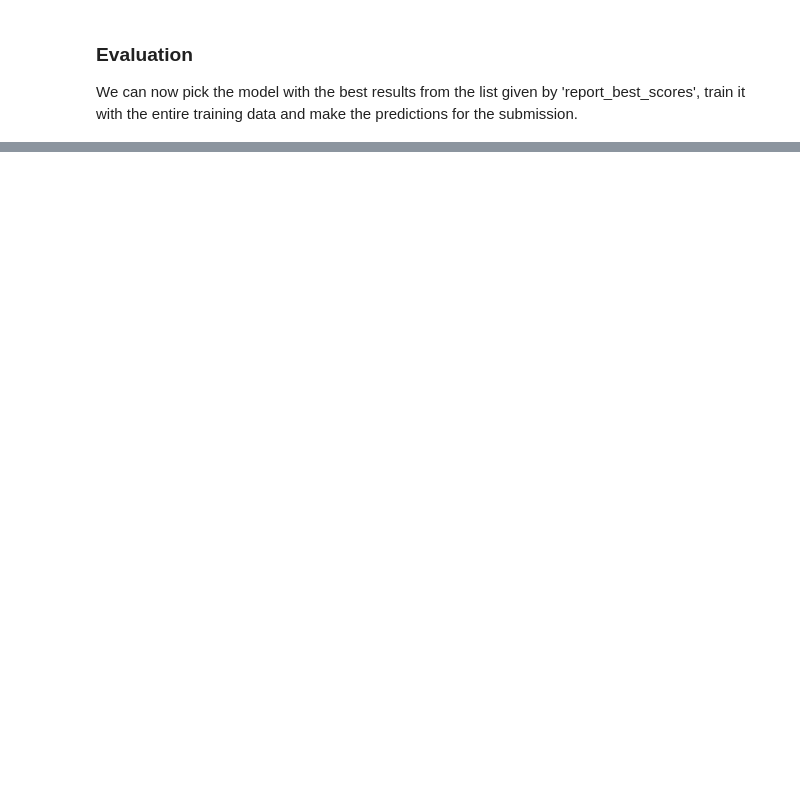
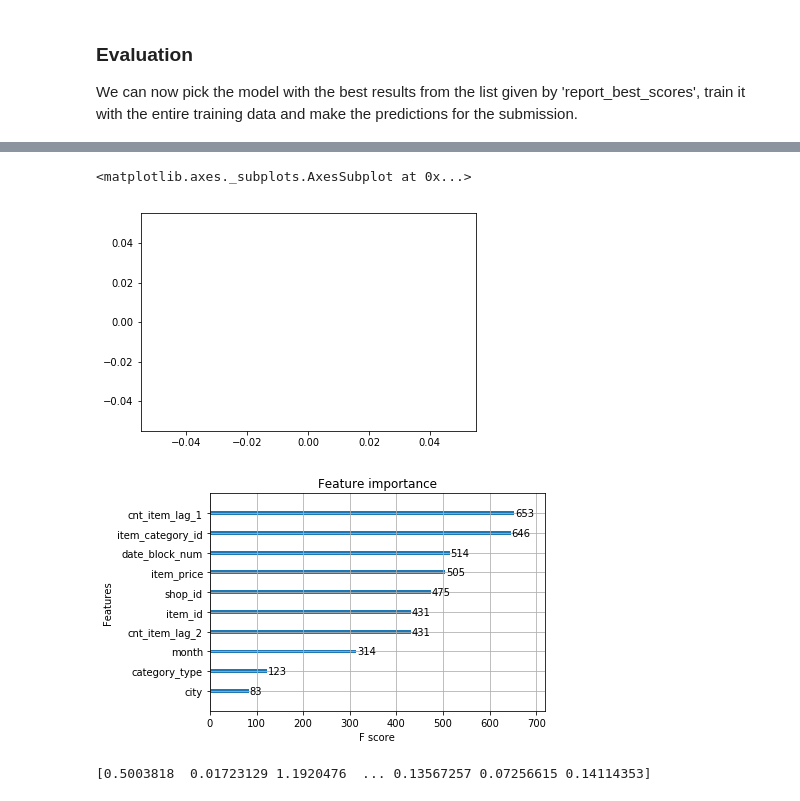
Before and after one commit to cbouyssi/futur_sales_predictions, a Jupyter notebook: Sales_price_forcast_notebook.ipynb, the cells around one changed output, grey strips where cells are left out. Cells and saved outputs as stored; diff of their text form; code cells hidden in the pictures; blank space fills up the shorter version.

```diff
--- a/Sales_price_forcast_notebook.ipynb
+++ b/Sales_price_forcast_notebook.ipynb
@@ -82,3 +117,29 @@ See the caveats in the documentation: http://pandas.pydata.org/pandas-docs/stabl
+# %%
+# Take the modulo of the month number to have seasonnality
+train_monthly_grouped['month'] = train_monthly_grouped['date_block_num'].apply(lambda x : x % 12)
+# Add feature "city"
+train_monthly_grouped = pd.merge(train_monthly_grouped, shops[['shop_id','city']], on = ['shop_id'], how = 'left' )
+# Add feature "item_category_id"
+train_monthly_grouped = pd.merge(train_monthly_grouped, items[['item_id', 'item_category_id']], on = ['item_id'], how = 'left' )
+# Add feature "category_type"
+train_monthly_grouped = pd.merge(train_monthly_grouped, item_categories[['item_category_id', 'category_type']], on = ['item_category_id'], how = 'left' )
+# %%
+# Add feature "last_month_cnt_item"
+train_monthly_grouped['cnt_item_lag_1'] = train_monthly_grouped.groupby(['shop_id','item_id'])['item_cnt_day'].shift().fillna(0)
+train_monthly_grouped['cnt_item_lag_2'] = train_monthly_grouped.groupby(['shop_id','item_id'])['item_cnt_day'].shift(2).fillna(0)
+train_monthly_grouped.loc[train_monthly_grouped['date_block_num']<=0.0, ['cnt_item_lag_1']]= None
+train_monthly_grouped.loc[train_monthly_grouped['date_block_num']<=1.0, ['cnt_item_lag_2']]= None
+train_monthly_grouped[train_monthly_grouped['date_block_num'] <= 0.0]['cnt_item_lag_1'] = train_monthly_grouped.groupby(['shop_id','item_id'])['cnt_item_lag_1'].transform(lambda x: x.fillna(x.median()))
+train_monthly_grouped[train_monthly_grouped['date_block_num'] <= 0.0]['cnt_item_lag_1'] = train_monthly_grouped.groupby(['item_id'])['cnt_item_lag_1'].transform(lambda x: x.fillna(x.median()))
+train_monthly_grouped[train_monthly_grouped['date_block_num'] <= 1.0]['cnt_item_lag_2'] = train_monthly_grouped.groupby(['shop_id','item_id'])['cnt_item_lag_2'].transform(lambda x: x.fillna(x.median()))
+train_monthly_grouped[train_monthly_grouped['date_block_num'] <= 1.0]['cnt_item_lag_2'] = train_monthly_grouped.groupby(['item_id'])['cnt_item_lag_2'].transform(lambda x: x.fillna(x.median()))
+train_monthly_grouped['cnt_item_lag_1'] = train_monthly_grouped['cnt_item_lag_1'].fillna(0)
+train_monthly_grouped['cnt_item_lag_2'] = train_monthly_grouped['cnt_item_lag_2'].fillna(0)
+# %%
+# Features
+X = train_monthly_grouped.loc[:, train_monthly_grouped.columns != 'item_cnt_day']
+# Target
+Y = train_monthly_grouped['item_cnt_day'].rename({'item_cnt_day':'item_cnt_month'})
 # %% [markdown]
 <h4>Testing dataset</h4>
 Shape : [shop_id, item_id]
@@ -142,4 +234,4 @@ report_best_scores(search.cv_results_)
 We can now pick the model with the best results from the list given by 'report_best_scores', train it with the entire training data and make the predictions for the submission.
 # %%
 xgb_model = xgb.XGBRegressor(colsample_bytree=0.8045997961875188, gamma=0.04808827554571038, learning_rate=0.31215697934688114, max_depth=5, n_estimators=138, subsample=0.9746919954946938)
-xgb_model.fit(X,Y)
+xgb_model.fit(X,Y, eval_metric='rmse',eval_set=[(X,Y)], early_stopping_rounds=3)
@@ -146,4 +264,14 @@ xgb_model.fit(X,Y)
+# %%
+fig = plt.plot()
+plot_importance(xgb_model)
+# %% [output]
+<matplotlib.axes._subplots.AxesSubplot at 0x...>
+[figure, added]
+[figure, added]
 # %%
 # Make the predictions - The columns must be in the same order than the one used for training
-predictions = xgb_model.predict(eval_df_with_prices[['date_block_num', 'shop_id', 'item_id', 'item_price']])
+predictions = xgb_model.predict(eval_df_with_prices[['date_block_num', 'shop_id', 'item_id', 'item_price', 'month', 'city', 'item_category_id', 'category_type','cnt_item_lag_1','cnt_item_lag_2']])
+print(predictions)
+# %% [output]
+[0.5003818  0.01723129 1.1920476  ... 0.13567257 0.07256615 0.14114353]
 # %%
```
Also changed, not shown: parts of 22 cells of this notebook, 1 other file.
